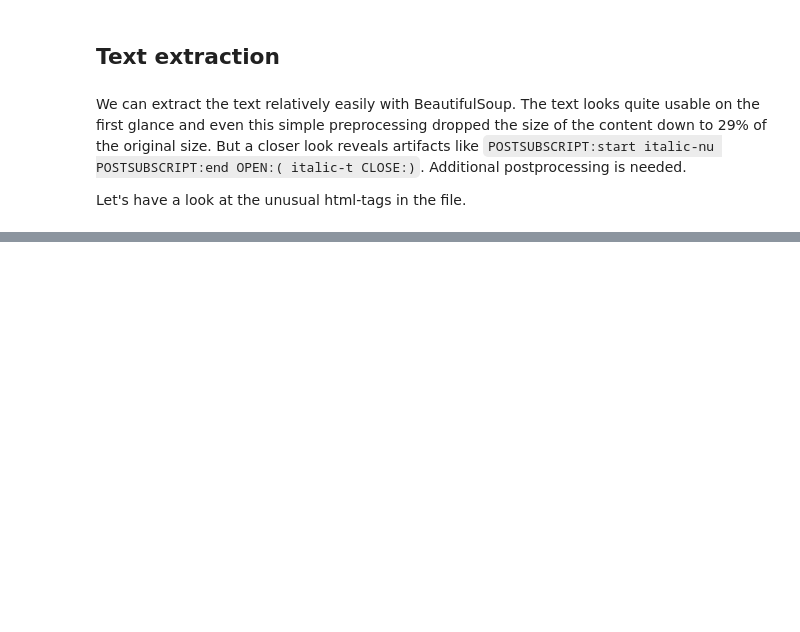
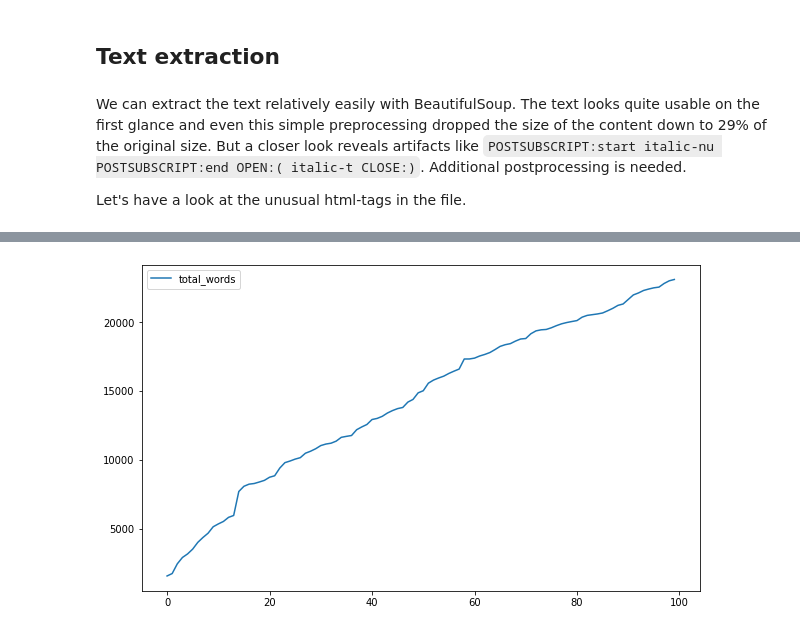
Before and after one commit to OshFrosch/Vocabulary-Predictor, a Jupyter notebook: src/notebooks/explore_dataset.ipynb, the cells around one changed output, grey strips where cells are left out. Cells and saved outputs as stored; diff of their text form; code cells hidden in the pictures; blank space fills up the shorter version.

```diff
--- a/src/notebooks/explore_dataset.ipynb
+++ b/src/notebooks/explore_dataset.ipynb
@@ -81,0 +198,43 @@ print(soup.get_text())
+# %%
+from collections import Counter
+from copy import deepcopy
+import random
+import pandas as pd
+
+AMOUNT_OF_DOCUMENTS = 100
+SEED=42
+random.seed(SEED)
+chosen_files = random.sample(files,AMOUNT_OF_DOCUMENTS)
+
+
+rows = []
+
+complete_counter = Counter()
+
+for index, file in enumerate(chosen_files):
+    raw_file = read_file(file)
+    raw_length = len(raw_file)
+
+
+    text = get_text(file)
+    text_length = len(text)
+
+    cleaned_text = remove_stopwords_and_stem(text)
+    cleaned_length = len(cleaned_text)
+
+    tokens = cleaned_text.split(" ")
+
+    amount_of_words = len(tokens)
+
+    counter = Counter()
+    counter.update(tokens)
+    unique_words = len(counter.keys())
+
+    complete_counter.update(counter)
+    total_words=len(complete_counter.keys())
+
+    row = [raw_length, text_length, cleaned_length, amount_of_words, unique_words, total_words ]
+    rows.append(row)
+
+df = pd.DataFrame(rows, columns=["raw_length", "text_length", "cleaned_length", "amount_of_words", "unique_words", "total_words"])
+df
@@ -81,0 +261,4 @@ print(soup.get_text())
+# %%
+ax = df.loc[:, df.columns == 'total_words'].plot.line(layout=(1,1), figsize=(10,6))
+# %% [output]
+[figure, added]
```
Also changed, not shown: parts of 13 cells of this notebook, 2 other files.
